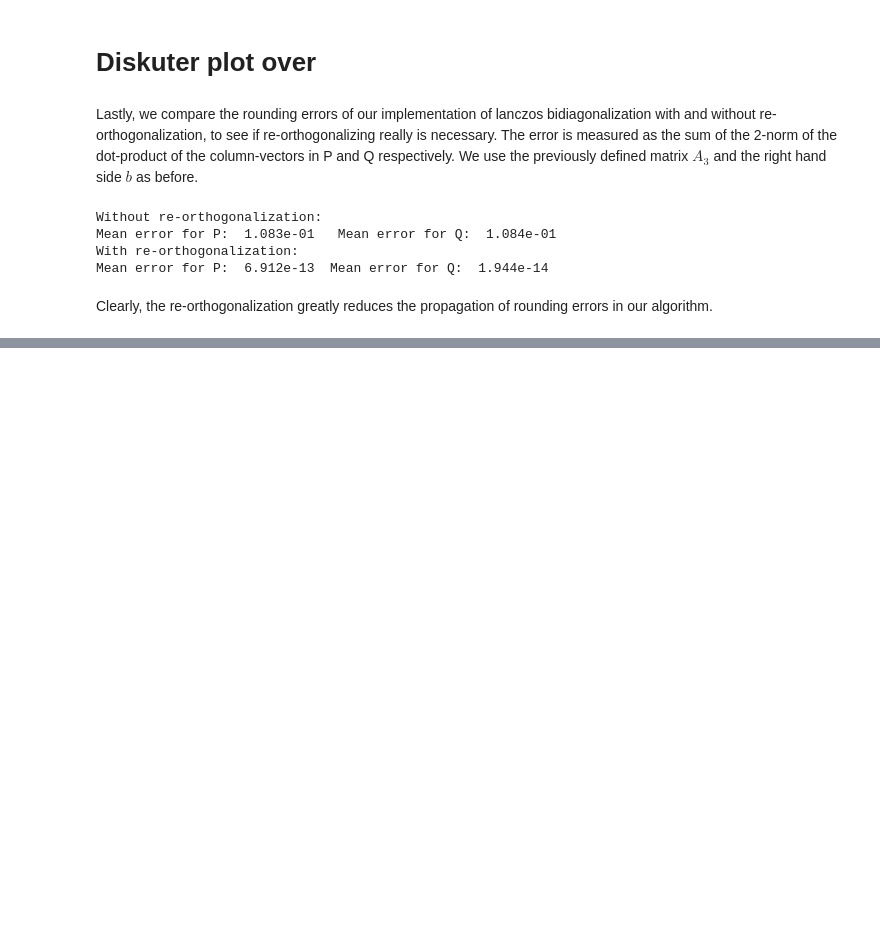
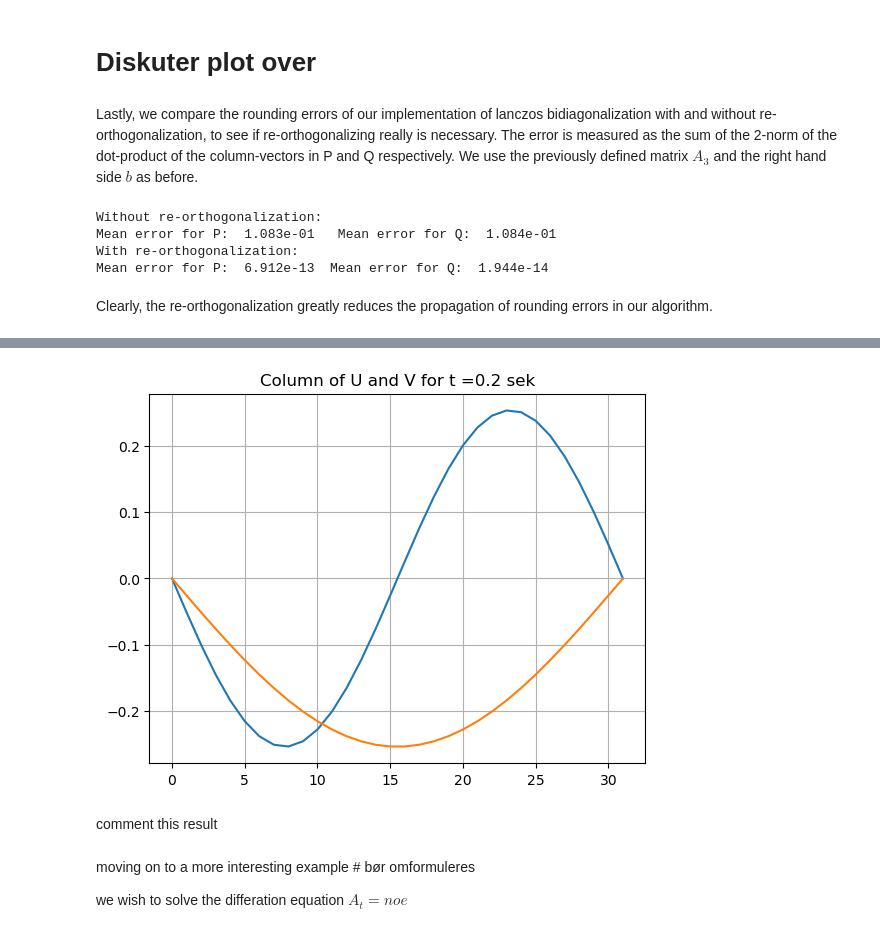
Before and after one commit to albertbayazidi/Dynamic-Low-Rank-Approximations-and-Bidiagonalization, a Jupyter notebook: main.ipynb, the cells around one changed output, grey strips where cells are left out. Saved outputs shown, nothing was run; the diff lists cells and outputs as text; code cells hidden in the pictures; blank space fills up the shorter version.

```diff
--- a/main.ipynb
+++ b/main.ipynb
@@ -44,0 +84,22 @@ Clearly, the re-orthogonalization greatly reduces the propagation of rounding er
+# %%
+tol = 1.e-5
+tf = 0.2
+h0 = 0.1 # initial step size in vssi
+k = 1 # k-rank approx
+
+Yt,Ut,Vt,u_ex_t,error = solve_heat_eq(k,h0,tf,tol)
+# %%
+plt.title(f'Column of U and V for t ={tf} sek')
+plt.plot(Ut[-1,:,0],label='U')
+plt.plot(Vt[-1,:,0],label='V')
+plt.plot()
+plt.grid()
+plt.show()
+# %% [output]
+[figure, added]
+# %% [markdown]
+comment this result
+# %% [markdown]
+moving on to a more interesting example # bør omformuleres
+
+we wish to solve the differation equation $A_t = noe$
```
Also changed, not shown: parts of 14 cells of this notebook, 2 other files.
